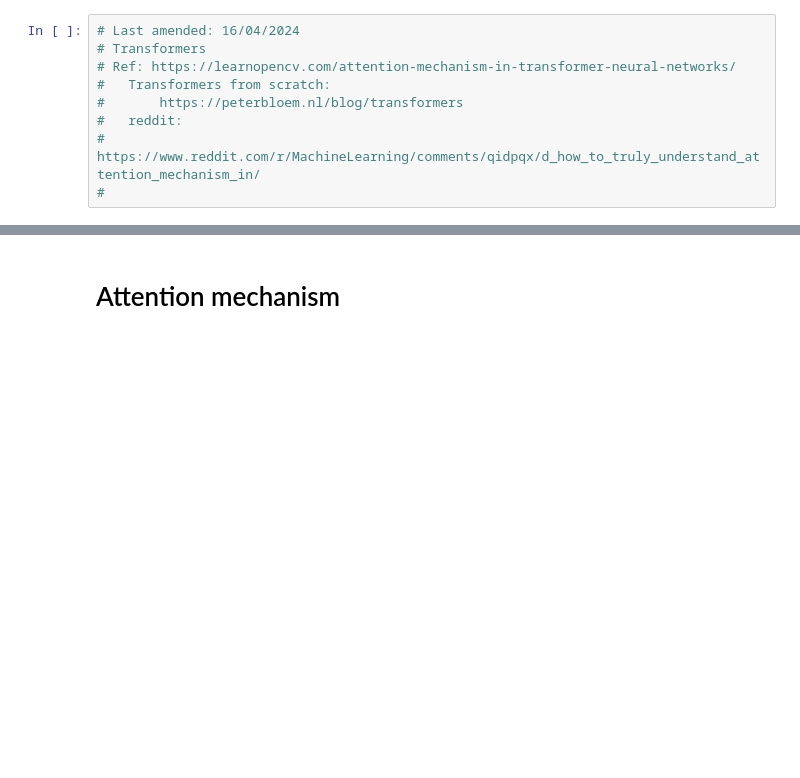
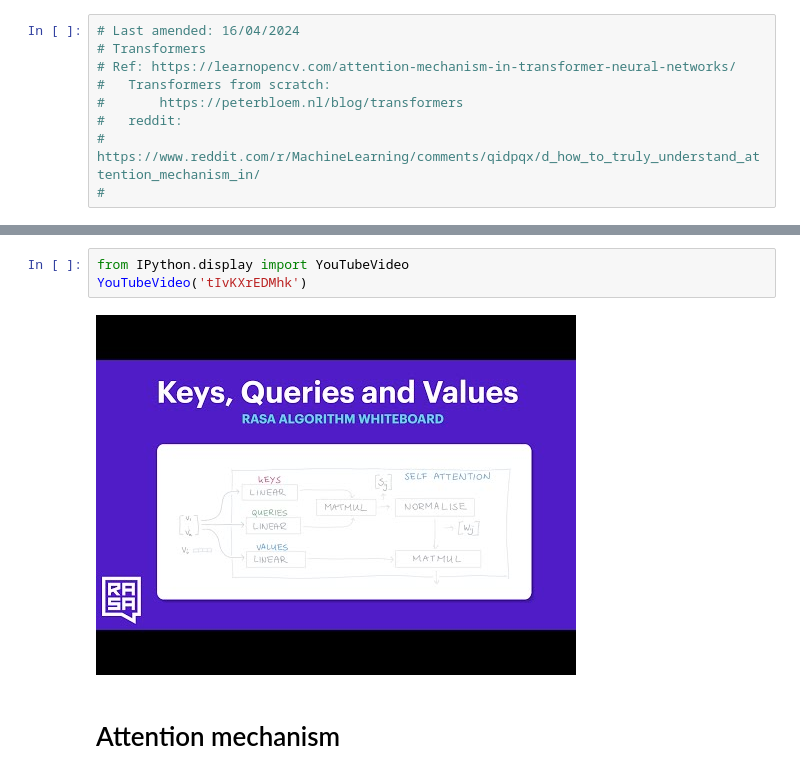
Before and after one commit to harnalashok/LLMs, a Jupyter notebook: Attention is all that you need.ipynb, the cells around one changed output, grey strips where cells are left out. Drawn from its saved outputs; the diff is of its cells as text; blank space fills up the shorter version.

```diff
--- a/Attention is all that you need.ipynb
+++ b/Attention is all that you need.ipynb
@@ -12,3 +20,8 @@
+# %%
+from IPython.display import YouTubeVideo
+YouTubeVideo('tIvKXrEDMhk')
+# %% [output]
+[figure, added]
 # %% [markdown]
 # Attention mechanism
 # %% [markdown]
```
Also changed, not shown: parts of 2 cells of this notebook.
